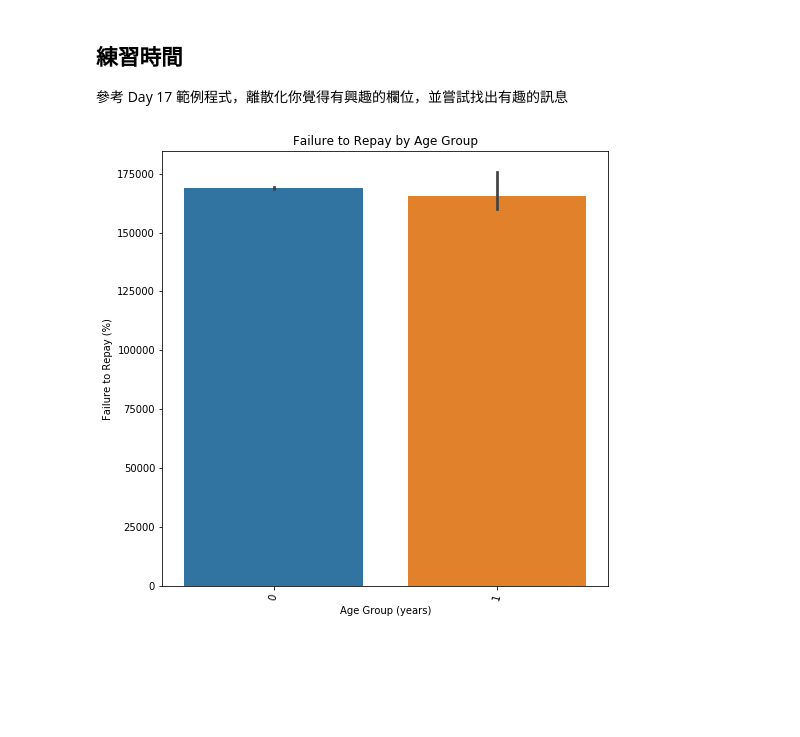
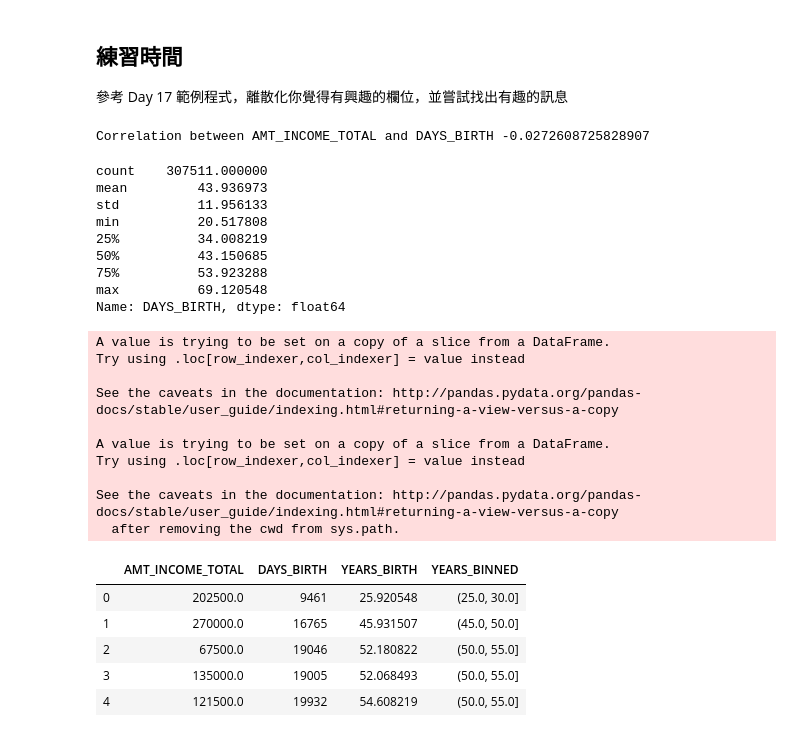
Before and after one commit to sammikuo/4th-ML100Days, a Jupyter notebook: Day_018_HW.ipynb, the cells around one changed output. Drawn from its saved outputs; the diff is of its cells as text; code cells hidden in the pictures; blank space fills up the shorter version.

```diff
--- a/Day_018_HW.ipynb
+++ b/Day_018_HW.ipynb
@@ -59,21 +59,54 @@ app_train['DAYS_BIRTH'] = abs(app_train['DAYS_BIRTH'])
 ## 練習時間
 參考 Day 17 範例程式，離散化你覺得有興趣的欄位，並嘗試找出有趣的訊息
 # %%
-app_train['GP_INCOME_TOTAL'] = pd.cut(app_train['AMT_INCOME_TOTAL'], bins = 10)
-app_train['GP_INCOME_TOTAL'].value_counts()
+print("Correlation between AMT_INCOME_TOTAL and DAYS_BIRTH", app_train['DAYS_BIRTH'].corr(app_train['AMT_INCOME_TOTAL']))
+(app_train['DAYS_BIRTH']/365).describe()
+#age_data['YEARS_BIRTH'] = age_data['DAYS_BIRTH'] / 365
+#age_data['AMT_INCOME_TOTAL'] = pd.cut(age_data['AMT_INCOME_TOTAL'], bins = 10)
 
-plt.figure(figsize = (8, 8))
+#bin_cut =  [ 20, 25, 30, 35, 40, 45, 50, 55, 60, 65, 70]
+#age_data['YEARS_BINNED'] = pd.cut(age_data['YEARS_BIRTH'], bins = bin_cut)
+#app_train['GP_INCOME_TOTAL'].value_counts()
 
-# 以年齡區間為 x, target 為 y 繪製 barplot
-"""
-Your Code Here
-"""
-px = app_train.TARGET
-py = app_train.AMT_INCOME_TOTAL
-sns.barplot(px, py)
+#plt.figure(figsize = (8, 8))
+#px = age_data.YEARS_BINNED
+#py = age_data.AMT_INCOME_TOTAL
+#sns.barplot(px, py)
 
 # Plot labeling
-plt.xticks(rotation = 75); plt.xlabel('Age Group (years)'); plt.ylabel('Failure to Repay (%)')
-plt.title('Failure to Repay by Age Group');
+#plt.xticks(rotation = 75); plt.xlabel('Age Group (years)'); plt.ylabel('Failure to Repay (%)')
+#plt.title('Failure to Repay by Age Group');
 # %% [output]
-[figure, removed]
+Correlation between AMT_INCOME_TOTAL and DAYS_BIRTH -0.0272608725828907
+count    307511.000000
+mean         43.936973
+std          11.956133
+min          20.517808
+25%          34.008219
+50%          43.150685
+75%          53.923288
+max          69.120548
+Name: DAYS_BIRTH, dtype: float64
+# %%
+age_data = app_train[['AMT_INCOME_TOTAL', 'DAYS_BIRTH']]
+age_data['YEARS_BIRTH'] = age_data['DAYS_BIRTH'] / 365
+
+age_data['YEARS_BINNED'] = pd.cut(age_data['YEARS_BIRTH'], bins = np.linspace(20, 70, num = 11))
+age_data.head()
+# %% [output]
+A value is trying to be set on a copy of a slice from a DataFrame.
+Try using .loc[row_indexer,col_indexer] = value instead
+
+See the caveats in the documentation: http://pandas.pydata.org/pandas-docs/stable/user_guide/indexing.html#returning-a-view-versus-a-copy
+
+A value is trying to be set on a copy of a slice from a DataFrame.
+Try using .loc[row_indexer,col_indexer] = value instead
+
+See the caveats in the documentation: http://pandas.pydata.org/pandas-docs/stable/user_guide/indexing.html#returning-a-view-versus-a-copy
+  after removing the cwd from sys.path.
+|  | AMT_INCOME_TOTAL | DAYS_BIRTH | YEARS_BIRTH | YEARS_BINNED |
+| 0 | 202500.0 | 9461 | 25.920548 | (25.0, 30.0] |
+| 1 | 270000.0 | 16765 | 45.931507 | (45.0, 50.0] |
+| 2 | 67500.0 | 19046 | 52.180822 | (50.0, 55.0] |
+| 3 | 135000.0 | 19005 | 52.068493 | (50.0, 55.0] |
+| 4 | 121500.0 | 19932 | 54.608219 | (50.0, 55.0] |
```
Also changed, not shown: parts of 2 cells of this notebook.
